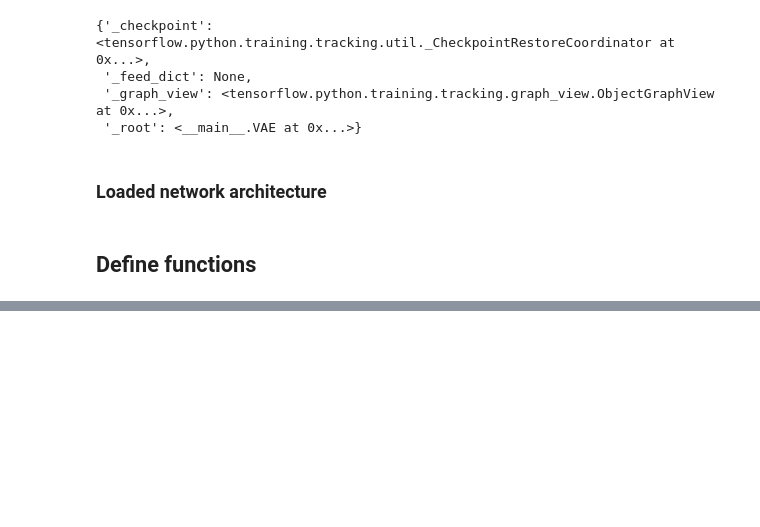
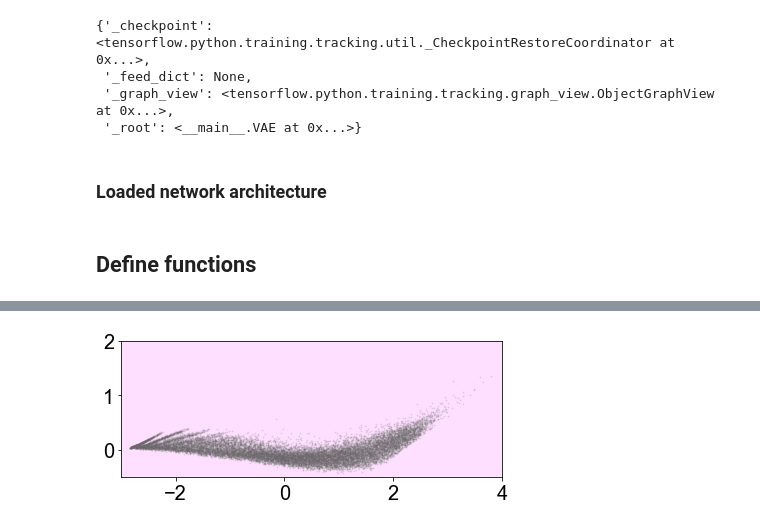
Before and after one commit to ch-tung/SQ_VAE, a Jupyter notebook: plot_latent_SQ.ipynb, the cells around one changed output, grey strips where cells are left out. Saved outputs shown, nothing was run; the diff lists cells and outputs as text; code cells hidden in the pictures; blank space fills up the shorter version.

```diff
--- a/plot_latent_SQ.ipynb
+++ b/plot_latent_SQ.ipynb
@@ -526,0 +424,20 @@ plot_latent_images_SVD(model, n=9, axis_0=1, axis_1=2)
+# %%
+fig = plt.figure(figsize=(7,2.5))
+ax = fig.add_subplot()
+ax.scatter(zs[index_eta,0], zs[index_eta,2],
+           c='#666666',alpha=0.125,
+           s=1)
+
+ax.set_xticks([-2,0,2,4])
+ax.set_yticks([0,1,2])
+ax.set_xlim(-3,4)
+ax.set_ylim(-0.5,2)
+ax.set_aspect(1)
+ax.tick_params(labelsize=20)
+ax.set_facecolor((1,0,1,0.125))
+
+scatter_name = '../Figures/lvsc2D_02.png'
+plt.savefig(scatter_name, dpi=300)
+plt.show()
+# %% [output]
+[figure, added]
```
Also changed, not shown: parts of 36 cells of this notebook.
